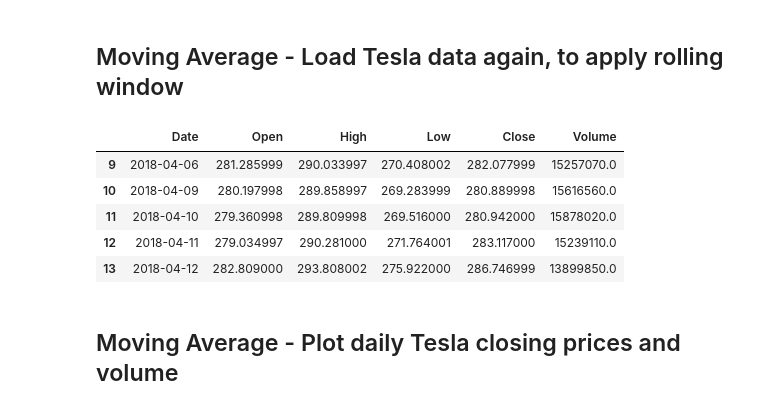
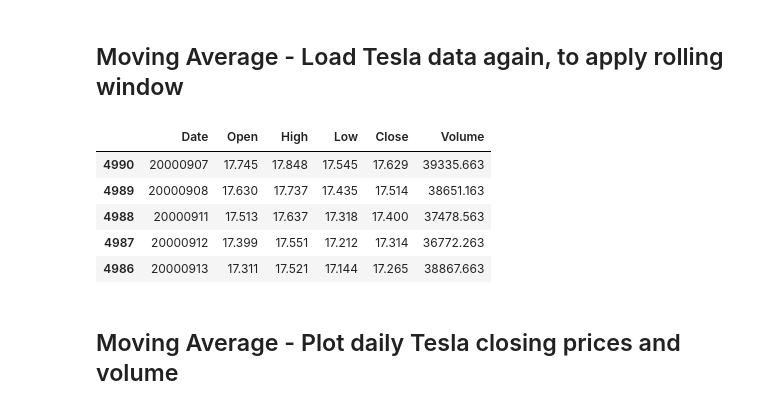
Before and after one commit to XuhuiZhan/BDA, a Jupyter notebook: Stock-Prediction-Models-master/deep-learning/IBM_Transformer+TimeEmbedding.ipynb, the cells around one changed output. Saved outputs shown, nothing was run; the diff lists cells and outputs as text; code cells hidden in the pictures.

```diff
--- a/Stock-Prediction-Models-master/deep-learning/IBM_Transformer+TimeEmbedding.ipynb
+++ b/Stock-Prediction-Models-master/deep-learning/IBM_Transformer+TimeEmbedding.ipynb
@@ -514,41 +514,41 @@ class TransformerEncoder(Layer):
 # df_test = df_log.iloc[-test_size:]
 # df.shape, df_train.shape, df_test.shape
 # %%
-# Tesla_path = 'pro001.csv'
-# df = pd.read_csv(Tesla_path, delimiter=',', usecols=['inde','ts_code','Date','Open','High','Low','Close','pre_close','change','pct_chg','Volume','amount'])
-
-# df = df.sort_values(by = ['Date'],ascending=True)
-# df.reset_index(drop = True)
-# df.drop(labels='ts_code',axis=1,inplace=True)
-# df.drop(labels='inde',axis=1,inplace=True)
-# df.drop(labels='pre_close',axis=1,inplace=True)
-# df.drop(labels='pct_chg',axis=1,inplace=True)
-# df.drop(labels='change',axis=1,inplace=True)
-# df.drop(labels='amount',axis=1,inplace=True)
-# # df.drop('index')
-# df.head()
+Tesla_path = '/home/donglong_4/pro001.csv'
+df = pd.read_csv(Tesla_path, delimiter=',', usecols=['ts_code','Date','Open','High','Low','Close','pre_close','change','pct_chg','Volume','amount'])
+df['Volume'].replace(to_replace=0, method='ffill', inplace=True)
+df.sort_values('Date', inplace=True)
+df.drop(labels='ts_code',axis=1,inplace=True)
+df.drop(labels='pre_close',axis=1,inplace=True)
+df.drop(labels='pct_chg',axis=1,inplace=True)
+df.drop(labels='change',axis=1,inplace=True)
+df.drop(labels='amount',axis=1,inplace=True)
+df[['Open', 'High', 'Low', 'Close','Volume']] = df[['Open', 'High', 'Low', 'Close','Volume']].rolling(10).mean()
+# df.drop('index')
+df.dropna(how='any', axis=0, inplace=True)
+df.head()
+# %% [output]
+|  | Date | Open | High | Low | Close | Volume |
+| 4990 | 20000907 | 17.745 | 17.848 | 17.545 | 17.629 | 39335.663 |
+| 4989 | 20000908 | 17.630 | 17.737 | 17.435 | 17.514 | 38651.163 |
+| 4988 | 20000911 | 17.513 | 17.637 | 17.318 | 17.400 | 37478.563 |
+| 4987 | 20000912 | 17.399 | 17.551 | 17.212 | 17.314 | 36772.263 |
+| 4986 | 20000913 | 17.311 | 17.521 | 17.144 | 17.265 | 38867.663 |
 # %%
-Tesla_path = '../dataset/TSLA.csv'
+# Tesla_path = '../dataset/TSLA.csv'
 
-df = pd.read_csv(Tesla_path, delimiter=',', usecols=['Date', 'Open', 'High', 'Low', 'Close','Adj Close','Volume'])
-df.drop(labels='Adj Close',axis=1,inplace=True)
-# Replace 0 to avoid dividing by 0 later on
-df['Volume'].replace(to_replace=0, method='ffill', inplace=True)
-df.sort_values('Date', inplace=True)
+# df = pd.read_csv(Tesla_path, delimiter=',', usecols=['Date', 'Open', 'High', 'Low', 'Close','Adj Close','Volume'])
+# df.drop(labels='Adj Close',axis=1,inplace=True)
+# # Replace 0 to avoid dividing by 0 later on
+# df['Volume'].replace(to_replace=0, method='ffill', inplace=True)
+# df.sort_values('Date', inplace=True)
 
-# Apply moving average with a window of 10 days to all columns
+# # Apply moving average with a window of 10 days to all columns
 # df[['Open', 'High', 'Low', 'Close','Volume']] = df[['Open', 'High', 'Low', 'Close','Volume']].rolling(10).mean()
 
-# Drop all rows with NaN values
-df.dropna(how='any', axis=0, inplace=True)
-df.head()
+# # Drop all rows with NaN values
+# df.dropna(how='any', axis=0, inplace=True)
+# df.head()
-# %% [output]
-|  | Date | Open | High | Low | Close | Volume |
-| 9 | 2018-04-06 | 281.285999 | 290.033997 | 270.408002 | 282.077999 | 15257070.0 |
-| 10 | 2018-04-09 | 280.197998 | 289.858997 | 269.283999 | 280.889998 | 15616560.0 |
-| 11 | 2018-04-10 | 279.360998 | 289.809998 | 269.516000 | 280.942000 | 15878020.0 |
-| 12 | 2018-04-11 | 279.034997 | 290.281000 | 271.764001 | 283.117000 | 15239110.0 |
-| 13 | 2018-04-12 | 282.809000 | 293.808002 | 275.922000 | 286.746999 | 13899850.0 |
 # %% [markdown]
 ## Moving Average - Plot daily Tesla closing prices and volume
 # %%
```
Also changed, not shown: parts of 18 cells of this notebook, 2 other files.
